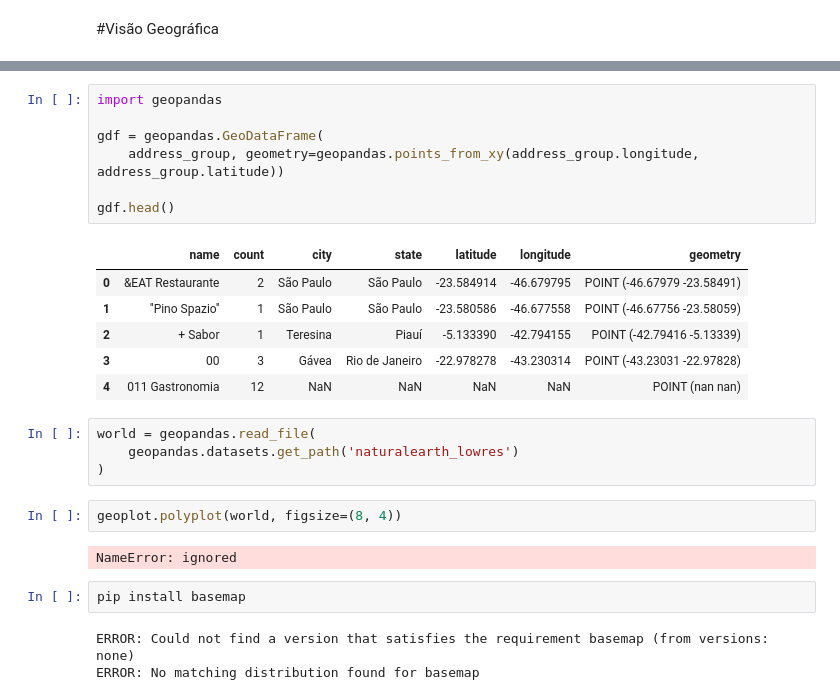
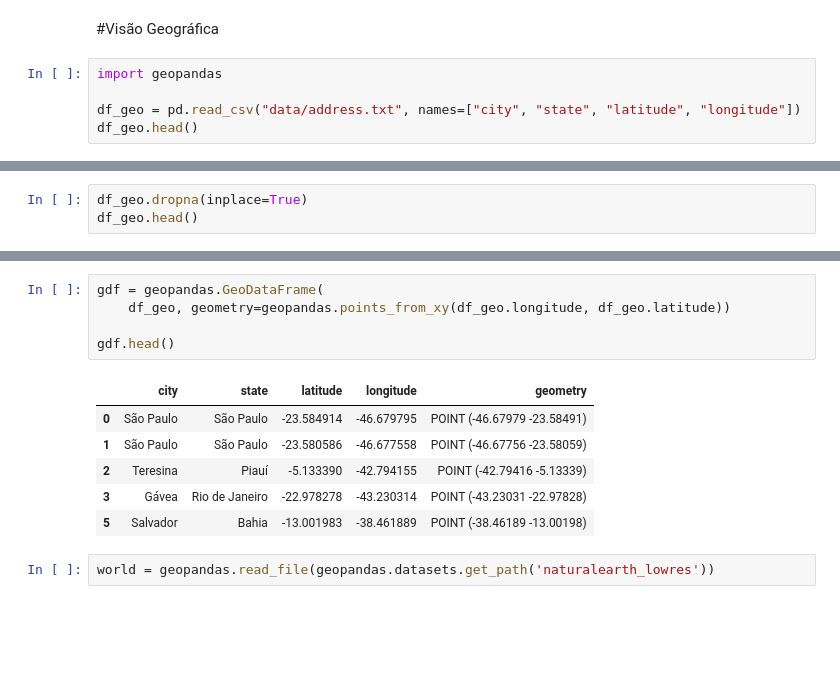
Before and after one commit to kidkmon/Sentiment-Analysis-TripAdvisor, a Jupyter notebook: Analise_sentimentos_TripAdvisor.ipynb, the cells around one changed output, grey strips where cells are left out. Cells and saved outputs as stored; diff of their text form; blank space fills up the shorter version.

Commit message:
feat: add geopandas map

```diff
--- a/Analise_sentimentos_TripAdvisor.ipynb
+++ b/Analise_sentimentos_TripAdvisor.ipynb
@@ -514,3 +591,8 @@ weighted avg       0.75      0.60      0.62       199
 #Visão Temporal
 # %% [markdown]
 #Visão Geográfica
+# %%
+import geopandas
+
+df_geo = pd.read_csv("data/address.txt", names=["city", "state", "latitude", "longitude"])
+df_geo.head()
@@ -516,0 +606,3 @@ weighted avg       0.75      0.60      0.62       199
+# %%
+df_geo.dropna(inplace=True)
+df_geo.head()
@@ -517,27 +616,14 @@ weighted avg       0.75      0.60      0.62       199
 # %%
-import geopandas
-
 gdf = geopandas.GeoDataFrame(
-    address_group, geometry=geopandas.points_from_xy(address_group.longitude, address_group.latitude))
+    df_geo, geometry=geopandas.points_from_xy(df_geo.longitude, df_geo.latitude))
 
 gdf.head()
 # %% [output]
-|  | name | count | city | state | latitude | longitude | geometry |
-| 0 | &EAT Restaurante | 2 | São Paulo | São Paulo | -23.584914 | -46.679795 | POINT (-46.67979 -23.58491) |
-| 1 | ''Pino Spazio'' | 1 | São Paulo | São Paulo | -23.580586 | -46.677558 | POINT (-46.67756 -23.58059) |
-| 2 | + Sabor | 1 | Teresina | Piauí | -5.133390 | -42.794155 | POINT (-42.79416 -5.13339) |
-| 3 | 00 | 3 | Gávea | Rio de Janeiro | -22.978278 | -43.230314 | POINT (-43.23031 -22.97828) |
-| 4 | 011 Gastronomia | 12 | NaN | NaN | NaN | NaN | POINT (nan nan) |
+|  | city | state | latitude | longitude | geometry |
+| 0 | São Paulo | São Paulo | -23.584914 | -46.679795 | POINT (-46.67979 -23.58491) |
+| 1 | São Paulo | São Paulo | -23.580586 | -46.677558 | POINT (-46.67756 -23.58059) |
+| 2 | Teresina | Piauí | -5.133390 | -42.794155 | POINT (-42.79416 -5.13339) |
+| 3 | Gávea | Rio de Janeiro | -22.978278 | -43.230314 | POINT (-43.23031 -22.97828) |
+| 5 | Salvador | Bahia | -13.001983 | -38.461889 | POINT (-38.46189 -13.00198) |
 # %%
-world = geopandas.read_file(
-    geopandas.datasets.get_path('naturalearth_lowres')
-)
+world = geopandas.read_file(geopandas.datasets.get_path('naturalearth_lowres'))
-# %%
-geoplot.polyplot(world, figsize=(8, 4))
-# %% [output]
-NameError: ignored
-# %%
-pip install basemap
-# %% [output]
-ERROR: Could not find a version that satisfies the requirement basemap (from versions: none)
-ERROR: No matching distribution found for basemap
```
Also changed, not shown: parts of 17 cells of this notebook.
